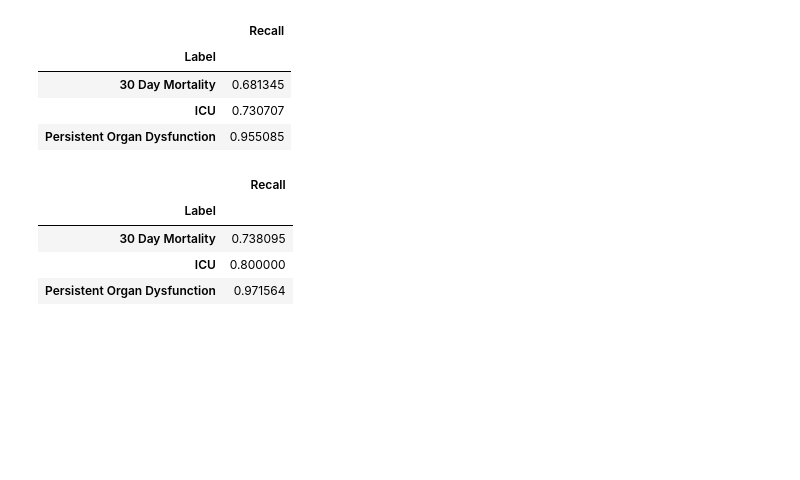
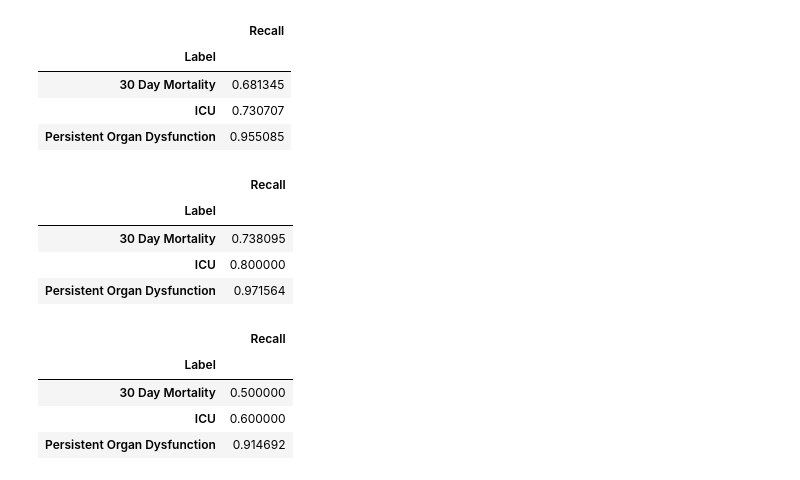
Before and after one commit to InfectionMedicineProteomics/DigitalFamilyAnalysis, a Jupyter notebook: 3_clinical_digital_family/3_clinical_data_df_metrics.ipynb, the cells around one changed output. Saved outputs shown, nothing was run; the diff lists cells and outputs as text; code cells hidden in the pictures; blank space fills up the shorter version.

```diff
--- a/3_clinical_digital_family/3_clinical_data_df_metrics.ipynb
+++ b/3_clinical_digital_family/3_clinical_data_df_metrics.ipynb
@@ -450,3 +450,11 @@ combined_bs_df[['Recall', 'Label']].groupby("Label").max()
 | 30 Day Mortality | 0.738095 |
 | ICU | 0.800000 |
 | Persistent Organ Dysfunction | 0.971564 |
+# %%
+combined_bs_df[['Recall', 'Label']].groupby("Label").min()
+# %% [output]
+|  | Recall |
+| Label |  |
+| 30 Day Mortality | 0.500000 |
+| ICU | 0.600000 |
+| Persistent Organ Dysfunction | 0.914692 |
```
Also changed, not shown: 8 other files.
